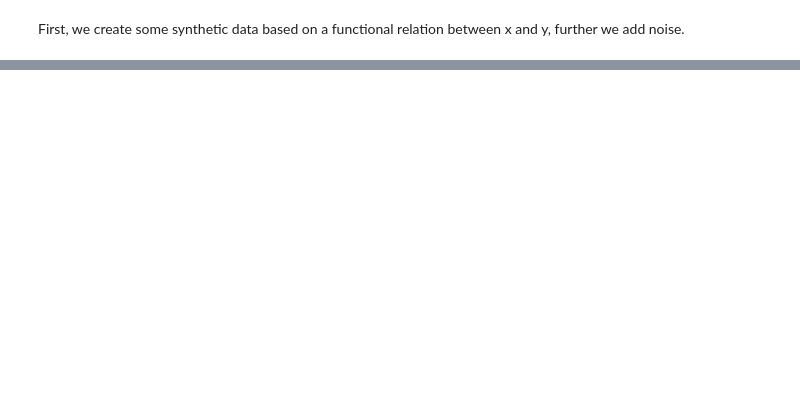
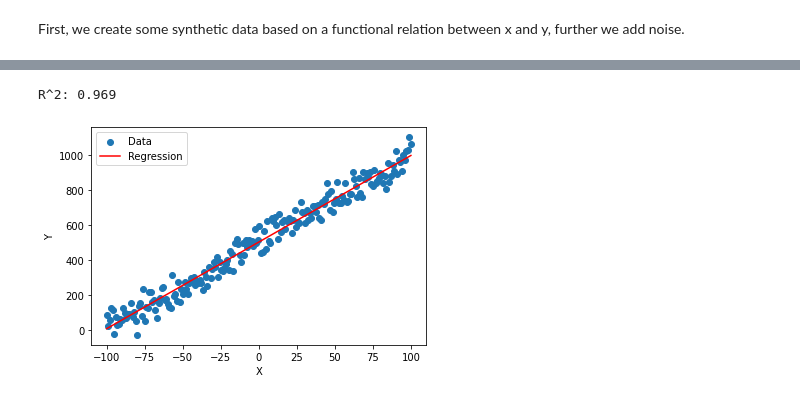
Before and after one commit to torstendahm/seismology_classroom, a Jupyter notebook: signal_processing/2.0_Regression_Introduction.ipynb, the cells around one changed output, grey strips where cells are left out. Saved outputs shown, nothing was run; the diff lists cells and outputs as text; code cells hidden in the pictures; blank space fills up the shorter version.

```diff
--- a/signal_processing/2.0_Regression_Introduction.ipynb
+++ b/signal_processing/2.0_Regression_Introduction.ipynb
@@ -79,0 +123,22 @@ Next, we load the regression model from sklearn.
+# %%
+yregr = coeff[0] * xdata + coeff[1]
+
+#model = num.poly1d(coeff)
+#yregr = model(xdata)
+
+# R2 score goodness-fit
+denominator = sum((ydata - num.mean(ydata)) ** 2)
+r2 = 1 - (residuals[0] / denominator)
+print('R^2: %.3f' % r2)
+
+# Plotting
+plt.figure()
+plt.scatter(xdata, ydata, label='Data')
+plt.plot(xdata, yregr, color='red', label='Regression')
+plt.xlabel('X')
+plt.ylabel('Y')
+plt.legend()
+plt.show()
+# %% [output]
+R^2: 0.969
+[figure, added]
```
Also changed, not shown: parts of 35 cells of this notebook, 6 other files.
